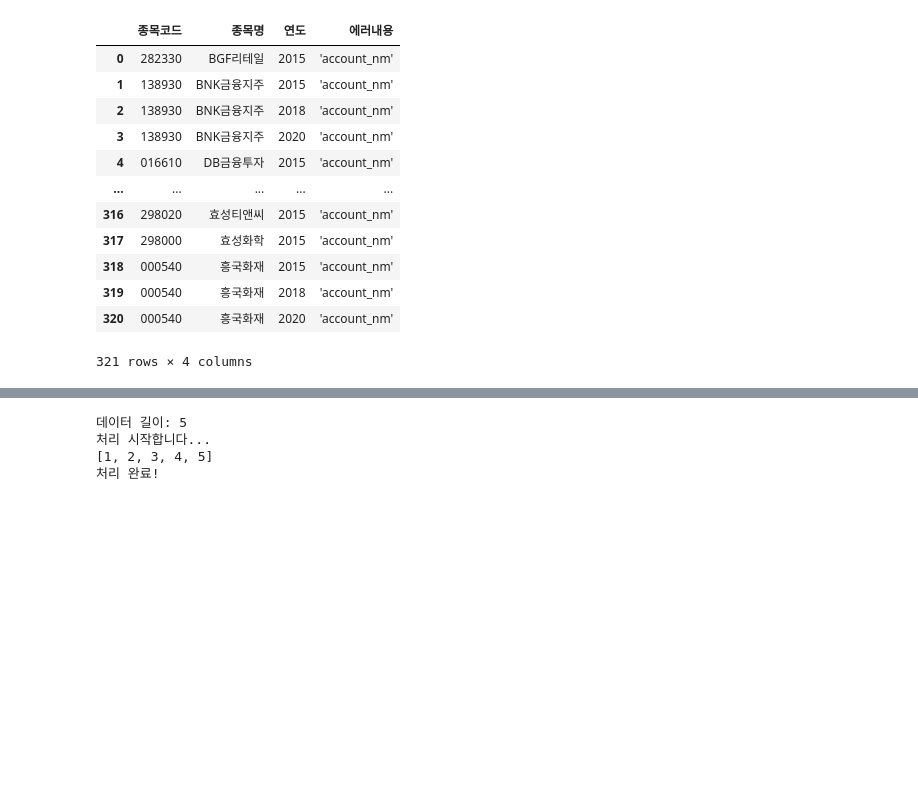
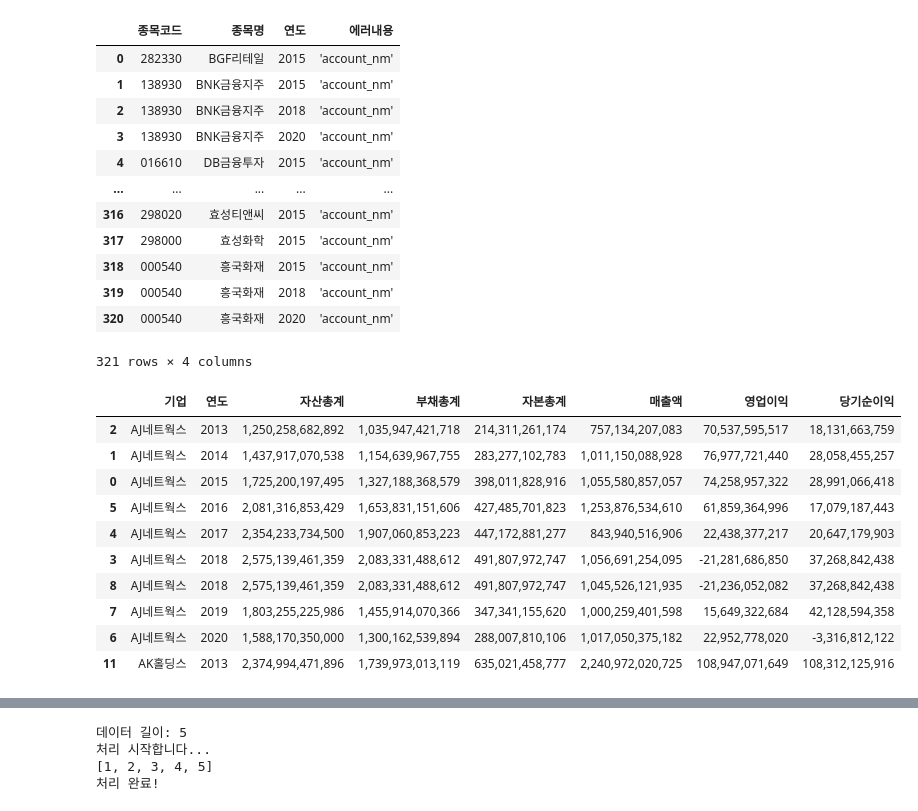
Before and after one commit to cho16147/quant-new-moon, a Jupyter notebook: Ch06-API/20250326-Ch06.5-project-financial_metrics_pipeline.ipynb, the cells around one changed output, grey strips where cells are left out. Drawn from its saved outputs; the diff is of its cells as text; code cells hidden in the pictures; blank space fills up the shorter version.

```diff
--- a/Ch06-API/20250326-Ch06.5-project-financial_metrics_pipeline.ipynb
+++ b/Ch06-API/20250326-Ch06.5-project-financial_metrics_pipeline.ipynb
@@ -175,3 +175,19 @@ display(error_df)
 | 319 | 000540 | 흥국화재 | 2018 | 'account_nm' |
 | 320 | 000540 | 흥국화재 | 2020 | 'account_nm' |
 321 rows × 4 columns
+# %%
+data.drop_duplicates(inplace = True) # 2018년 행 중복되므로 삭제
+data.sort_values(by = ['기업', '연도'], inplace = True) # 먼저 기업 이름, 이후 연도 기준으로 오름차순 정렬. 원본 data에 바로 반영.
+display(data.head(10))
+# %% [output]
+|  | 기업 | 연도 | 자산총계 | 부채총계 | 자본총계 | 매출액 | 영업이익 | 당기순이익 |
+| 2 | AJ네트웍스 | 2013 | 1,250,258,682,892 | 1,035,947,421,718 | 214,311,261,174 | 757,134,207,083 | 70,537,595,517 | 18,131,663,759 |
+| 1 | AJ네트웍스 | 2014 | 1,437,917,070,538 | 1,154,639,967,755 | 283,277,102,783 | 1,011,150,088,928 | 76,977,721,440 | 28,058,455,257 |
+| 0 | AJ네트웍스 | 2015 | 1,725,200,197,495 | 1,327,188,368,579 | 398,011,828,916 | 1,055,580,857,057 | 74,258,957,322 | 28,991,066,418 |
+| 5 | AJ네트웍스 | 2016 | 2,081,316,853,429 | 1,653,831,151,606 | 427,485,701,823 | 1,253,876,534,610 | 61,859,364,996 | 17,079,187,443 |
+| 4 | AJ네트웍스 | 2017 | 2,354,233,734,500 | 1,907,060,853,223 | 447,172,881,277 | 843,940,516,906 | 22,438,377,217 | 20,647,179,903 |
+| 3 | AJ네트웍스 | 2018 | 2,575,139,461,359 | 2,083,331,488,612 | 491,807,972,747 | 1,056,691,254,095 | -21,281,686,850 | 37,268,842,438 |
+| 8 | AJ네트웍스 | 2018 | 2,575,139,461,359 | 2,083,331,488,612 | 491,807,972,747 | 1,045,526,121,935 | -21,236,052,082 | 37,268,842,438 |
+| 7 | AJ네트웍스 | 2019 | 1,803,255,225,986 | 1,455,914,070,366 | 347,341,155,620 | 1,000,259,401,598 | 15,649,322,684 | 42,128,594,358 |
+| 6 | AJ네트웍스 | 2020 | 1,588,170,350,000 | 1,300,162,539,894 | 288,007,810,106 | 1,017,050,375,182 | 22,952,778,020 | -3,316,812,122 |
+| 11 | AK홀딩스 | 2013 | 2,374,994,471,896 | 1,739,973,013,119 | 635,021,458,777 | 2,240,972,020,725 | 108,947,071,649 | 108,312,125,916 |
```
Also changed, not shown: parts of 6 cells of this notebook, 1 other file.
